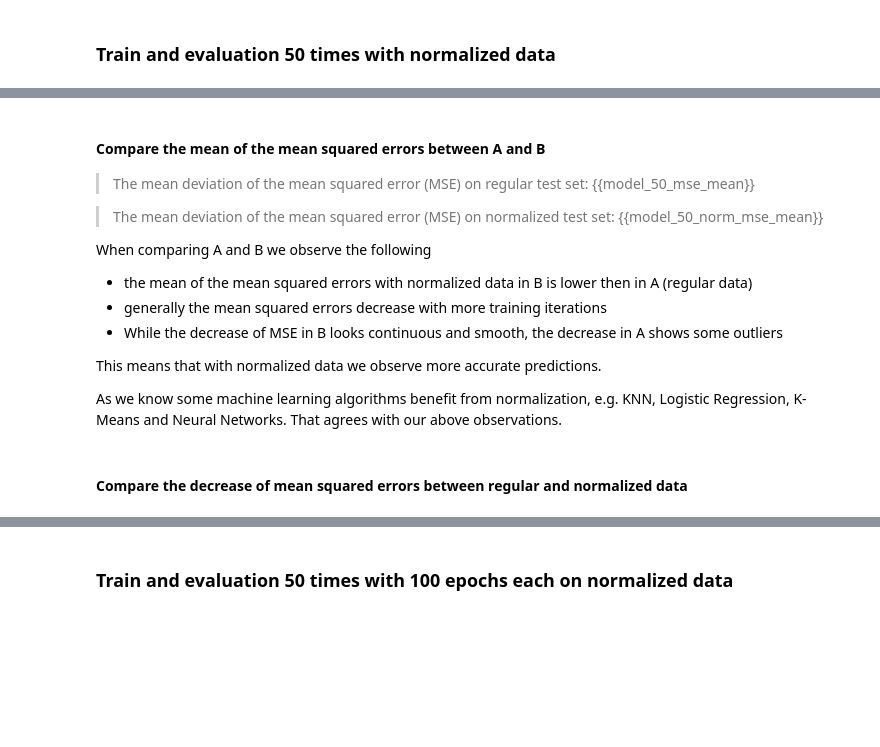
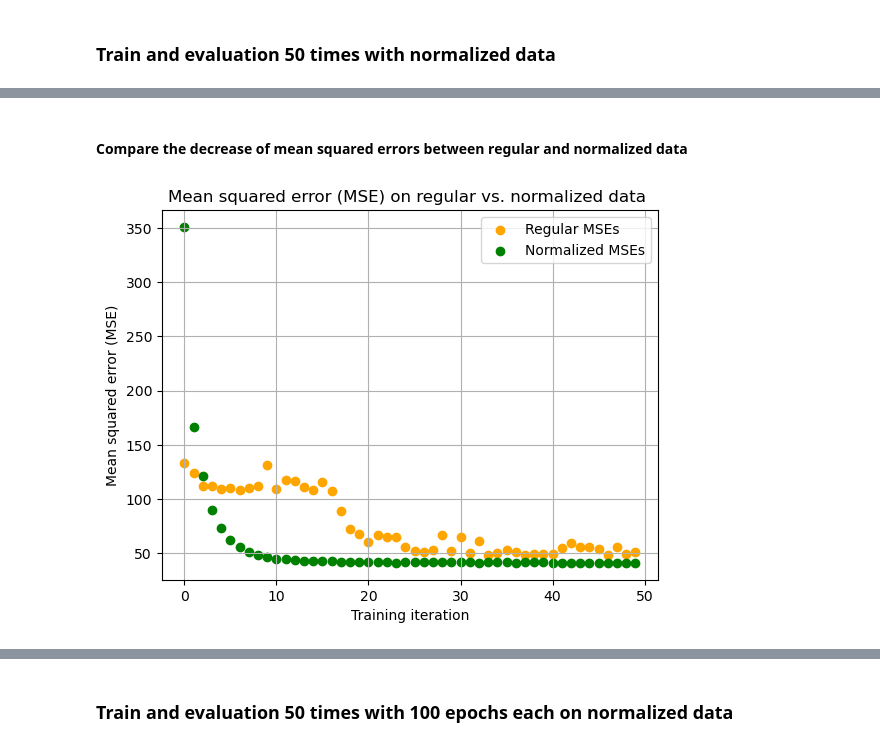
Before and after one commit to gitrsi/cyberops.zone, a Jupyter notebook: learning/Deep Learning & Neural Networks with Keras/PeergradedAssignment_BuildaRegressionModelinKeras.ipynb, the cells around one changed output, grey strips where cells are left out. Cells and saved outputs as stored; diff of their text form; code cells hidden in the pictures; blank space fills up the shorter version.

```diff
--- a/learning/Deep Learning & Neural Networks with Keras/PeergradedAssignment_BuildaRegressionModelinKeras.ipynb
+++ b/learning/Deep Learning & Neural Networks with Keras/PeergradedAssignment_BuildaRegressionModelinKeras.ipynb
@@ -124,5 +176,5 @@ target.head()
 # %% [markdown]
 Preserve the number of predictor columns to n_cols for use as size of the input shape in the neural network layer
 # %%
-n_cols = predictors_norm.shape[1] # number of predictor columns
+n_cols = predictors.shape[1] # number of predictor columns
 # %% [markdown]
@@ -131,8 +184,8 @@ Using the Keras library to build a neural network with the following:
 - One hidden layer of 10 nodes, and a ReLU activation function
 - Use the adam optimizer and the mean squared error as the loss function.
 # %%
-# define regression model
-def regression_model():
+# define regression model with 1 hidden layer
+def regression_model_shallow():
     # create model
     model = Sequential()
     model.add(Dense(10, activation='relu', input_shape=(n_cols,))) # One hidden layer of 10 nodes, and a ReLU activation function
@@ -180,7 +235,7 @@ print("The mean squared error (MSE) on test set: {:.4f}".format(mse))
 mses_50 = np.array([])
 
 # build the model
-model_50 = regression_model()
+model_50 = regression_model_shallow()
 
 for i in range(50):
     # train/test split
@@ -212,13 +293,13 @@ predictors_norm.head()
 # %% [markdown]
 ### Train and evaluation 50 times with normalized data
 # %%
-# build the model
-model_50_norm = regression_model()
-
 # Train and evaluate 50 times and calculate mean and standard deviation of the mean squared errors
 
 # mean squared errors
 mses_50_norm = np.array([])
+
+# build the model
+model_50_norm = regression_model_shallow()
 
 for i in range(50):
     # train/test split
@@ -232,7 +313,7 @@ for i in range(50):
     # evaluate the model
     mse_50_norm = mean_squared_error(y_test_50, model_50_norm.predict(X_test_50_norm))
     mses_50_norm = np.append(mses_50_norm, mse_50_norm, axis=None)
-    print("Iteration " + str(i) + " of 50 training and evaluation of model complete. MSE is : {:.4f}".format(mse_50_norm))
+    print("Iteration " + str(i+1) + " of 50 training and evaluation of model complete. MSE is : {:.4f}".format(mse_50_norm))
 
 model_50_norm_mse_mean = np.mean(mses_50_norm, axis=0)
 model_50_norm_mse_std = np.std(mses_50_norm, axis=0)
@@ -243,32 +342,20 @@ print("The standard deviation of the mean squared error (MSE) on normalized test
-# %% [markdown]
-#### Compare the mean of the mean squared errors between A and B
-> The mean deviation of the mean squared error (MSE) on regular test set: {{model_50_mse_mean}}
-
-> The mean deviation of the mean squared error (MSE) on normalized test set: {{model_50_norm_mse_mean}}
-
-
-When comparing A and B we observe the following
-- the mean of the mean squared errors with normalized data in B is lower then in A (regular data)
-- generally the mean squared errors decrease with more training iterations
-- While the decrease of MSE in B looks continuous and smooth, the decrease in A shows some outliers
-
-This means that with normalized data we observe more accurate predictions.
-
-As we know some machine learning algorithms benefit from normalization, e.g. KNN, Logistic Regression, K-Means and Neural Networks.
-That agrees with our above observations.
 # %% [markdown]
 #### Compare the decrease of mean squared errors between regular and normalized data
 # %%
 # Plott MSE for regular vs. normalized data
 
 regular_MSEs = mses_50
 normalized_MSEs = mses_50_norm
 iterations = np.arange(50)
 
 plt.title("Mean squared error (MSE) on regular vs. normalized data ")
-plt.xlabel("Iteration")
+plt.xlabel("Training iteration")
 plt.ylabel("Mean squared error (MSE)")
+plt.grid(True)
 
-plt.scatter(iterations, regular_MSEs, color="orange",)
-plt.scatter(iterations, normalized_MSEs, color="green",)
+plt.scatter(iterations, regular_MSEs, color="orange",label="Regular MSEs")
+plt.scatter(iterations, normalized_MSEs, color="green",label="Normalized MSEs",)
+plt.legend()
 plt.show()
+# %% [output]
+[figure, added]
```
Also changed, not shown: parts of 36 cells of this notebook.
